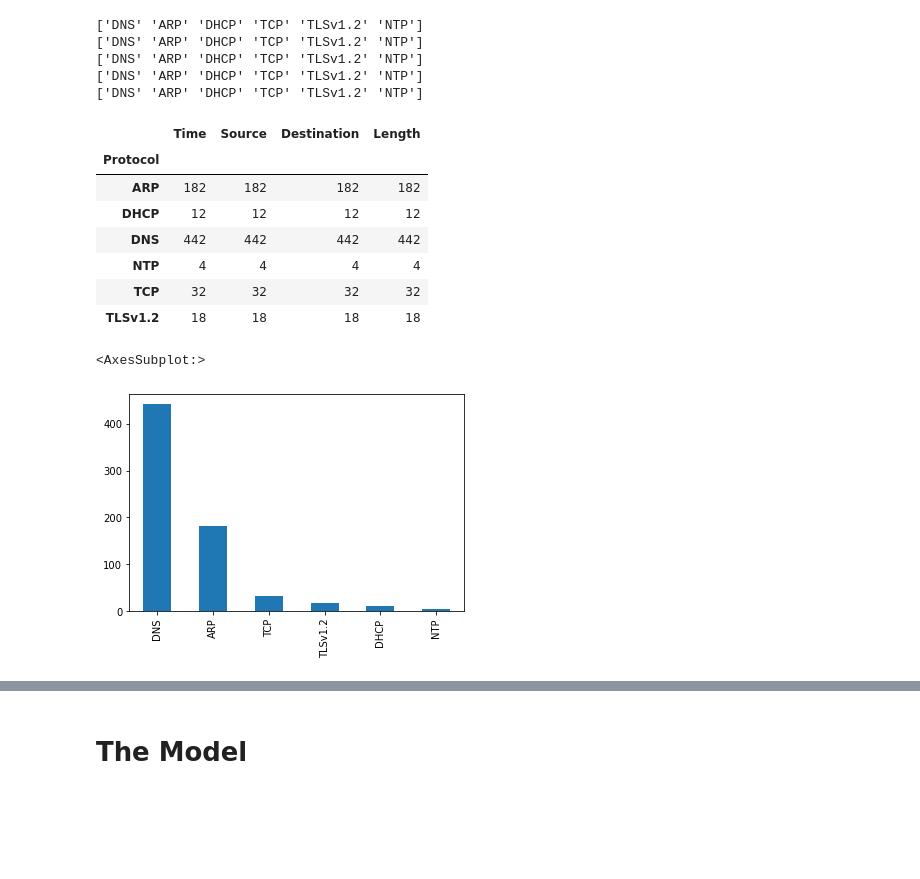
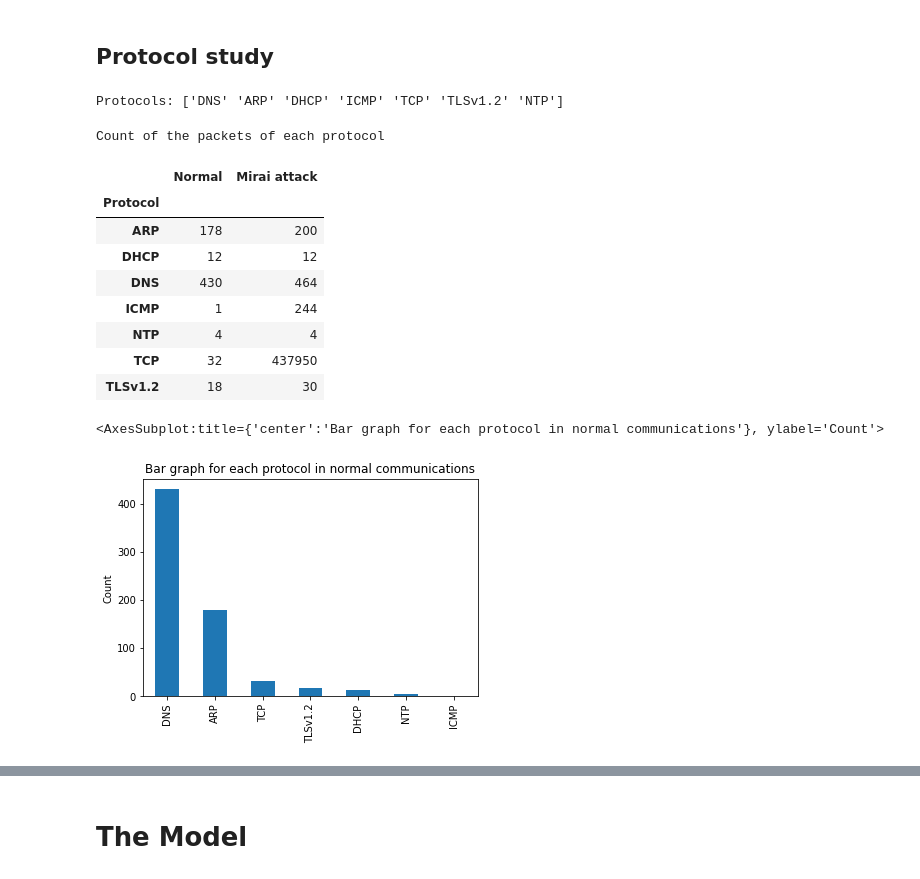
Before and after one commit to Alexis-BX/federated_iot_threat_detection, a Jupyter notebook: Final Merge.ipynb, the cells around one changed output, grey strips where cells are left out. Drawn from its saved outputs; the diff is of its cells as text; code cells hidden in the pictures; blank space fills up the shorter version.

```diff
--- a/Final Merge.ipynb
+++ b/Final Merge.ipynb
@@ -27,0 +86,3 @@ dfen = dfen.drop('timestamp', axis=1)
+# %%
+normal_network, normal_energy = get_data_and_preprocess('normal', 'archer')
+mirai_network, mirai_energy = get_data_and_preprocess('mirai', 'archer')
@@ -27,0 +121,16 @@ dfen = dfen.drop('timestamp', axis=1)
+# %%
+# Get both network datasets in the same time-frame
+
+max_time = min(normal_network['Time'].max(), normal_network['Time'].max())
+
+normal_network.drop(inplace=True, index=np.where(normal_network['Time']>max_time)[0])
+normal_network.reset_index(inplace=True, drop=True)
+
+mirai_network.drop(inplace=True, index=list(np.where(mirai_network['Time']>max_time)[0]))
+mirai_network.reset_index(inplace=True, drop=True)
+
+normal_energy.drop(inplace=True, index=np.where(normal_energy['time']>max_time)[0])
+normal_energy.reset_index(inplace=True, drop=True)
+
+mirai_energy.drop(inplace=True, index=list(np.where(mirai_energy['time']>max_time)[0]))
+mirai_energy.reset_index(inplace=True, drop=True)
@@ -46,2 +167,9 @@ dfen.describe()
+# %% [markdown]
+## Protocol study
 # %%
-dfm = dfm[dfm.Protocol != 'ICMP']
+# normal_network = normal_network[normal_network.Protocol != 'ICMP']
+# mirai_network = mirai_network[mirai_network.Protocol != 'ICMP']
+
+print("Protocols:", normal_network['Protocol'].unique())
+# %% [output]
+Protocols: ['DNS' 'ARP' 'DHCP' 'ICMP' 'TCP' 'TLSv1.2' 'NTP']
@@ -50,26 +176,23 @@ dfn = dfn[dfn.Protocol != 'ICMP']
-# %%
-for col in dfn:
-    print(dfn['Protocol'].unique())
-# %% [output]
-['DNS' 'ARP' 'DHCP' 'TCP' 'TLSv1.2' 'NTP']
-['DNS' 'ARP' 'DHCP' 'TCP' 'TLSv1.2' 'NTP']
-['DNS' 'ARP' 'DHCP' 'TCP' 'TLSv1.2' 'NTP']
-['DNS' 'ARP' 'DHCP' 'TCP' 'TLSv1.2' 'NTP']
-['DNS' 'ARP' 'DHCP' 'TCP' 'TLSv1.2' 'NTP']
 # %%
-dfn.groupby('Protocol').count()
+print("Count of the packets of each protocol")
+df = pd.DataFrame()
+df['Normal'] = normal_network.groupby('Protocol').count()['Length']
+df['Mirai attack'] = mirai_network.groupby('Protocol').count()['Length']
+df
 # %% [output]
+Count of the packets of each protocol
-|  | Time | Source | Destination | Length |
-| Protocol |  |  |  |  |
-| ARP | 182 | 182 | 182 | 182 |
-| DHCP | 12 | 12 | 12 | 12 |
-| DNS | 442 | 442 | 442 | 442 |
-| NTP | 4 | 4 | 4 | 4 |
-| TCP | 32 | 32 | 32 | 32 |
-| TLSv1.2 | 18 | 18 | 18 | 18 |
+|  | Normal | Mirai attack |
+| Protocol |  |  |
+| ARP | 178 | 200 |
+| DHCP | 12 | 12 |
+| DNS | 430 | 464 |
+| ICMP | 1 | 244 |
+| NTP | 4 | 4 |
+| TCP | 32 | 437950 |
+| TLSv1.2 | 18 | 30 |
 # %%
-dfn['Protocol'].value_counts().plot.bar()
+normal_network['Protocol'].value_counts().plot.bar(title="Bar graph for each protocol in normal communications", ylabel="Count")
 # %% [output]
-<AxesSubplot:>
+<AxesSubplot:title={'center':'Bar graph for each protocol in normal communications'}, ylabel='Count'>
-[figure, old version]
+[figure, new version]
 # %%
```
Also changed, not shown: parts of 35 cells of this notebook, 3 other files.
